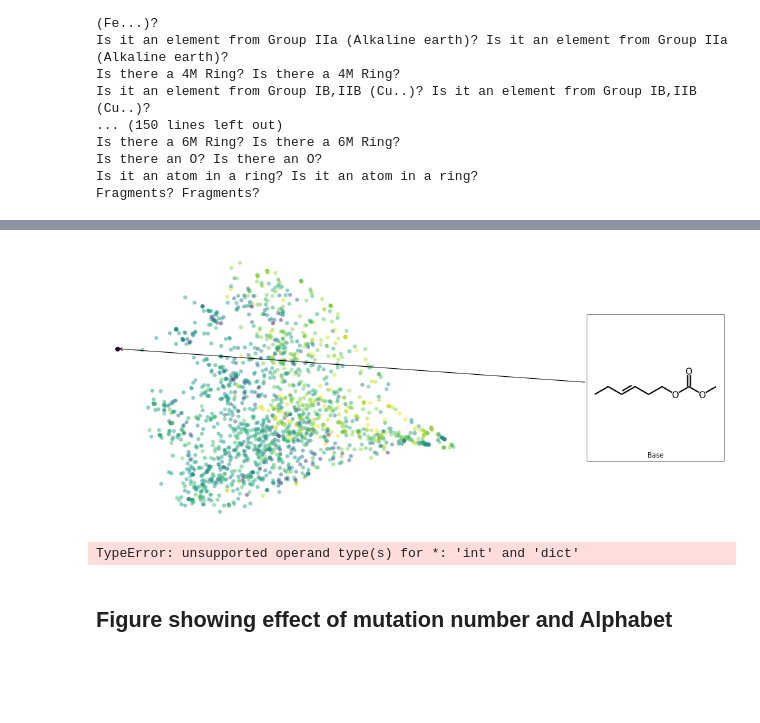
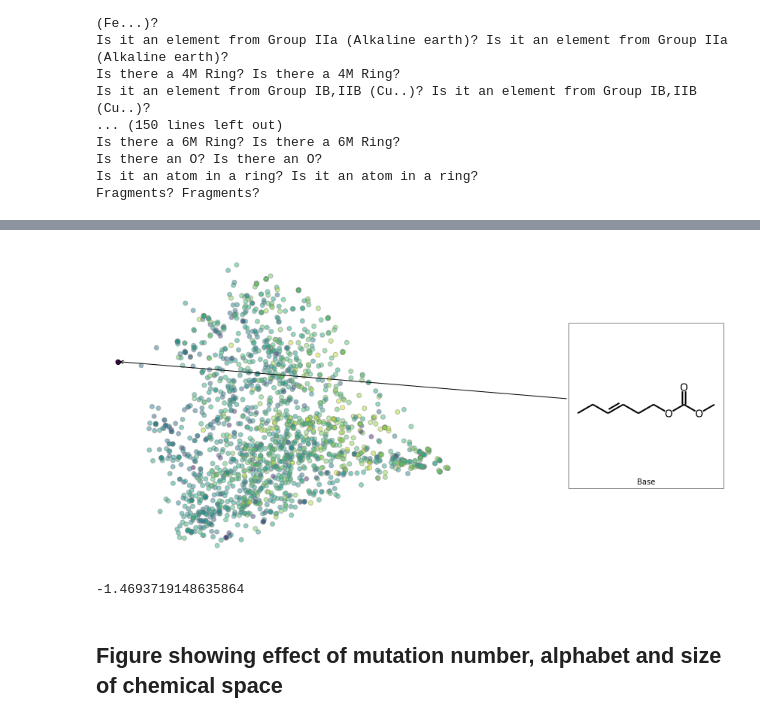
Before and after one commit to ur-whitelab/exmol, a Jupyter notebook: LIME/Solubility-RNN.ipynb, the cells around one changed output, grey strips where cells are left out. Saved outputs shown, nothing was run; the diff lists cells and outputs as text; code cells hidden in the pictures; blank space fills up the shorter version.

```diff
--- a/LIME/Solubility-RNN.ipynb
+++ b/LIME/Solubility-RNN.ipynb
@@ -103,7 +76,7 @@ class Config:
     rnn_units: int
     hidden_dim: int
 
-config = Config(vocab_size=len(vocab),
+config = Config(vocab_size=len(vocab) + 1,
                 example_number=len(selfies_list),
                 batch_size=16,
                 buffer_size=10000,
@@ -113,13 +86,12 @@ config = Config(vocab_size=len(vocab),
 # %%
 # now get sequences
 encoded = [selfies2ints(s) for s in selfies_list if s is not None]
-padded_seqs = tf.keras.preprocessing.sequence.pad_sequences(encoded, padding='post')
+padded_seqs = tf.keras.preprocessing.sequence.pad_sequences(encoded, padding='post', value=vocab_stoi['[nop]'])
 
 # Now build dataset
 data = tf.data.Dataset.from_tensor_slices((padded_seqs, soldata.Solubility.iloc[[bool(s) for s in selfies_list]].values))
 # now split into val, test, train and batch
 N = len(data)
-print(N)
 split = int(0.1 * N)
 test_data = data.take(split).batch(config.batch_size)
 nontest = data.skip(split)
@@ -162,6 +132,5 @@ _________________________________________________________________
 model.compile(tf.optimizers.Adam(1e-4), loss='mean_squared_error')
 result = model.fit(train_data, validation_data=val_data, epochs=100, verbose=0)
 # %%
-# model.save('solubility-rnn')
-model = tf.keras.models.load_model('solubility-rnn/')
-# result = model.fit(train_data, validation_data=val_data, epochs=100, verbose=0)
+model.save('solubility-rnn-accurate')
+# model = tf.keras.models.load_model('solubility-rnn-accurate/')
@@ -361,6 +342,6 @@ array([       nan, 1.37565899])
 # %%
 stoned_kwargs={'num_samples': 2500, 'alphabet':exmol.get_basic_alphabet(), 'max_mutations': 2}
-space = exmol.sample_space(soldata.SMILES[1500], predictor_function, stoned_kwargs=stoned_kwargs)
+space = exmol.sample_space(soldata.SMILES[1000], predictor_function, stoned_kwargs=stoned_kwargs)
 # %%
 from mordred import HydrogenBond, Polarizability
 from mordred import SLogP, AcidBase, BertzCT, Aromatic, BondCount
@@ -453,27 +629,11 @@ with open('test.svg', 'w+') as f:
 # %%
-fkw = {'figsize': (8,6)}
+fkw = {'figsize': (7,6)}
 font = {'family' : 'normal',
         'weight' : 'normal',
         'size'   : 22}
 svg = exmol.plot_space(space, [space[0]], figure_kwargs=fkw, mol_size=(200,200), offset=1) #, ax=ax_dict['B']) #, cartoon=True)
 # plt.colorbar(location='left', label='Solubility [Log M]')
 plt.tight_layout()
-plt.savefig('basic_2_no_sig.png', dpi=300, bbox_inches='tight')
+plt.savefig('soldata1000.png', dpi=300, bbox_inches='tight')
 # %% [output]
-[figure, old version]
+[figure, new version]
-# %%
-exps = exmol.rcf_explain(space, 0.5, nmols=3)
-exps = exmol.get_descriptors(exps)
-# get tstats as a difference from base
-for e in exps:
-    if e.is_origin:
-        base = e.descriptors.descriptors
-        e.descriptors.tstats = np.subtract(base, e.descriptors.descriptors) * beta
-    else:
-        e.descriptors.tstats = np.subtract(base, e.descriptors.descriptors) * beta
-        print(np.max(e.descriptors.tstats), np.min(e.descriptors.tstats))
-
-on_bits = list(np.concatenate([[i for i in range(1,167) if e.descriptors.tstats[i] != 0]
-                               for e in exps if e.is_origin==False]).flat)
-# %% [output]
-TypeError: unsupported operand type(s) for *: 'int' and 'dict'
@@ -480,5 +643,9 @@ TypeError: unsupported operand type(s) for *: 'int' and 'dict'
+# %%
+space[0].yhat
+# %% [output]
+-1.4693719148635864
 # %% [markdown]
-## Figure showing effect of mutation number and Alphabet
+## Figure showing effect of mutation number, alphabet and size of chemical space
 # %%
 # Mutation
 
```
Also changed, not shown: parts of 38 cells of this notebook, 2 other files.
